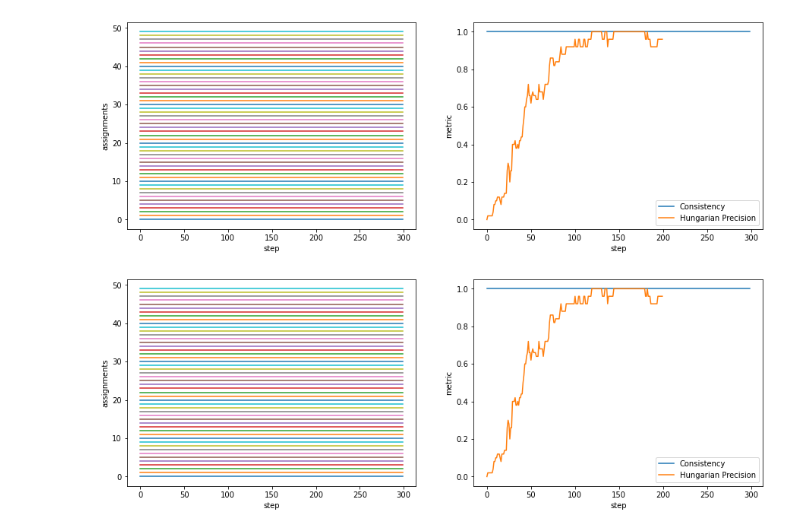
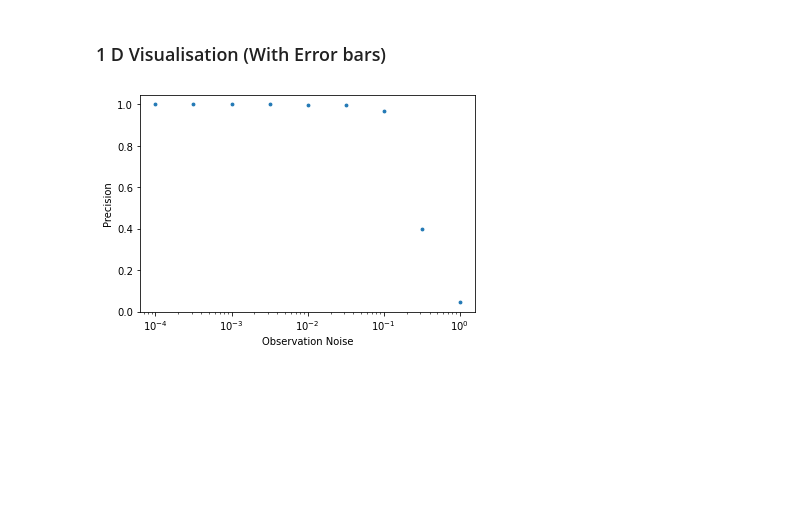
Before and after one commit to simonblaue/vicsek-data-assimilation, a Jupyter notebook: src/Static_Plots.ipynb, the cells around one changed output. Drawn from its saved outputs; the diff is of its cells as text; code cells hidden in the pictures; blank space fills up the shorter version.

```diff
--- a/src/Static_Plots.ipynb
+++ b/src/Static_Plots.ipynb
@@ -248,7 +109,40 @@ import analyze
-# %%
-analyze.analyze_single_experiment('../saves/Flocking1111/Flocking_1111_50_50_0.1_False/')
-
-analyze.analyze_single_experiment('../saves/Flocking1111/Flocking_1111_50_150_0.1_False/')
-# %% [output]
-[figure, removed]
-[figure, removed]
+# %% [markdown]
+### 1 D Visualisation (With Error bars)
+# %%
+def get_noise_dep(nr_ensembles,metric='Average Hungarian Precision',phase='Flocking',obs='1111',shuffle='False'):
+
+    x_ax = test_observation_noise
+    y_ax = []
+
+    for noise in test_observation_noise:
+        exp = f"{phase}_{obs}_50_{nr_ensembles}_{noise}_{shuffle}"
+
+        y_ax.append(plotting.get_avg_metric(exp,metric=metric))
+
+    return x_ax,y_ax
+# %%
+def plot_noise_dep(\
+        ax,\
+        nr_ensembles,\
+        color='royalblue',\
+        metric='Average Hungarian Precision',\
+        phase='Flocking',\
+        obs='1111',\
+        shuffle='False'):
+
+    title = f'Phase: {phase} \nAgents: 50, Shuffling: {shuffle}'
+
+    x,y = get_noise_dep(nr_ensembles)
+    ax.scatter(x,y,s=8)
+    ax.set_xscale('log')
+
+    ax.set_xlabel('Observation Noise')
+    ax.set_ylabel('Precision')
+
+    return None
+# %%
+fig,ax = plt.subplots()
+
+plot_noise_dep(ax,50)
+# %% [output]
+[figure, added]
```
Also changed, not shown: parts of 10 cells of this notebook, 1 other file.
